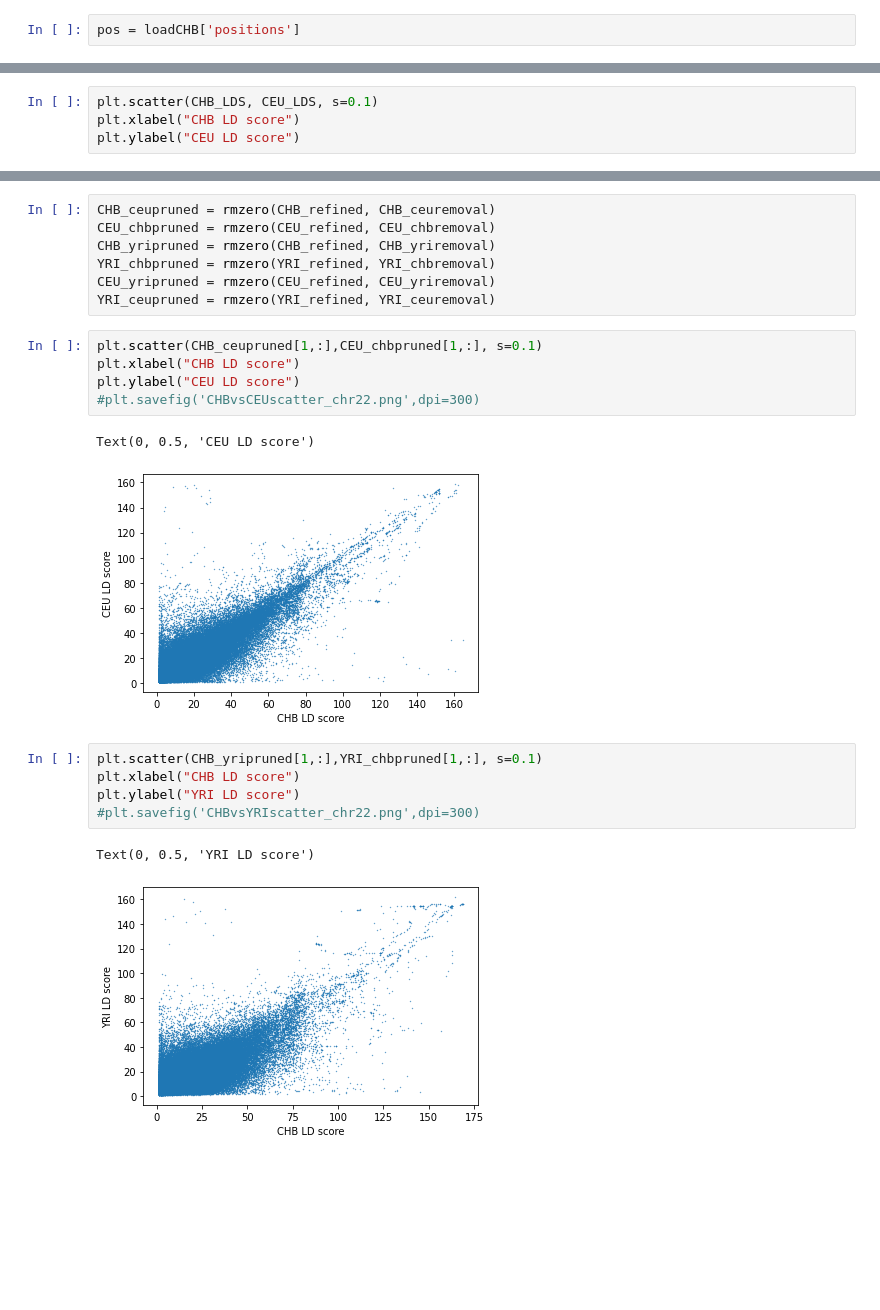
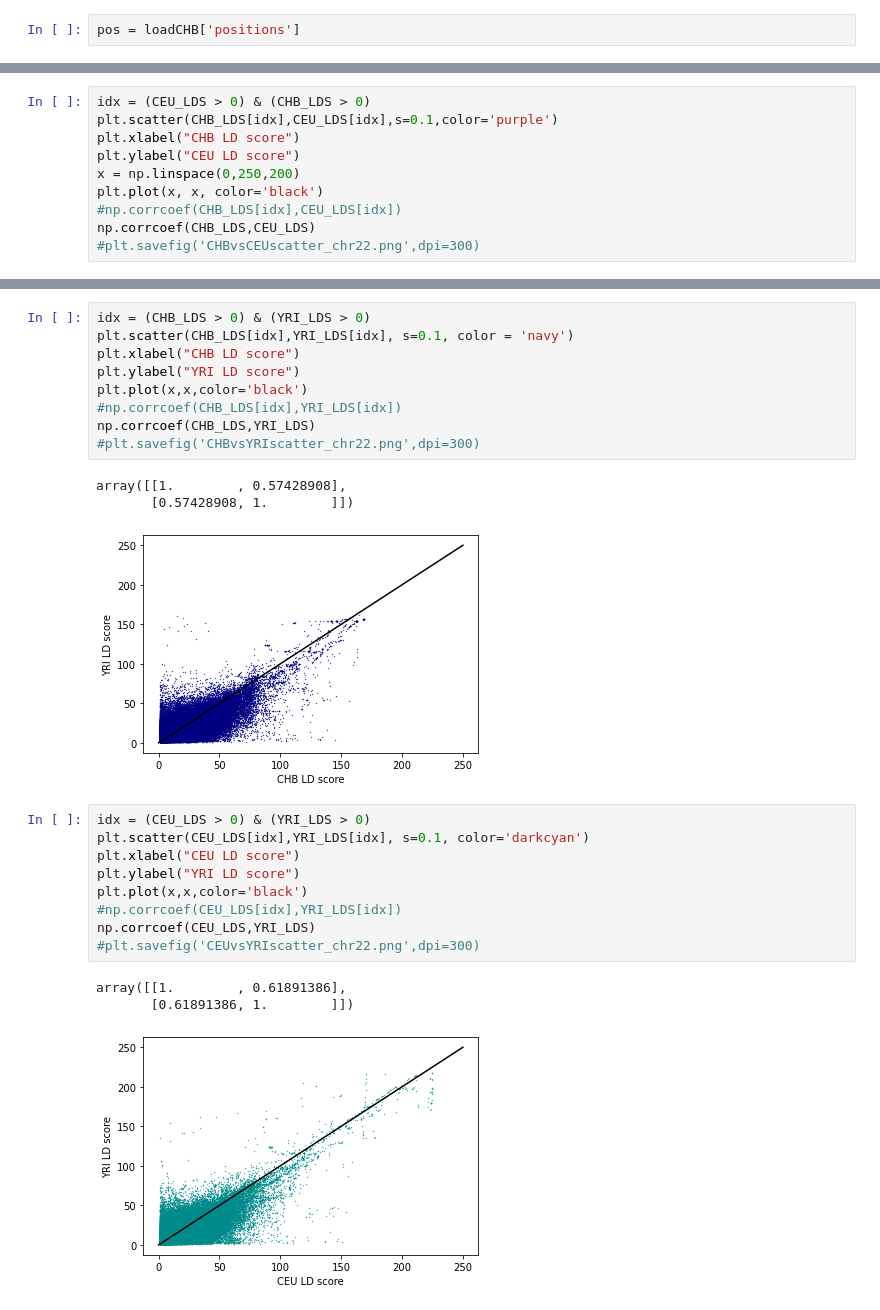
Before and after one commit to achyutha11/geo_LD_viz_v2, a Jupyter notebook: doc/notebooks/kxpexp.ipynb, the cells around one changed output, grey strips where cells are left out. Drawn from its saved outputs; the diff is of its cells as text; blank space fills up the shorter version.

```diff
--- a/doc/notebooks/kxpexp.ipynb
+++ b/doc/notebooks/kxpexp.ipynb
@@ -471,5 +523,11 @@ YRI_refined = rmzero(YRIstack, YRI_zeroes)
 # %%
-plt.scatter(CHB_LDS, CEU_LDS, s=0.1)
+idx = (CEU_LDS > 0) & (CHB_LDS > 0)
+plt.scatter(CHB_LDS[idx],CEU_LDS[idx],s=0.1,color='purple')
 plt.xlabel("CHB LD score")
 plt.ylabel("CEU LD score")
+x = np.linspace(0,250,200)
+plt.plot(x, x, color='black')
+#np.corrcoef(CHB_LDS[idx],CEU_LDS[idx])
+np.corrcoef(CHB_LDS,CEU_LDS)
+#plt.savefig('CHBvsCEUscatter_chr22.png',dpi=300)
 # %% [output]
@@ -495,23 +537,26 @@ CEU_yriremoval, YRI_ceuremoval = refined_prune_list(CEU_refined, YRI_refined)
-# %%
-CHB_ceupruned = rmzero(CHB_refined, CHB_ceuremoval)
-CEU_chbpruned = rmzero(CEU_refined, CEU_chbremoval)
-CHB_yripruned = rmzero(CHB_refined, CHB_yriremoval)
-YRI_chbpruned = rmzero(YRI_refined, YRI_chbremoval)
-CEU_yripruned = rmzero(CEU_refined, CEU_yriremoval)
-YRI_ceupruned = rmzero(YRI_refined, YRI_ceuremoval)
 # %%
-plt.scatter(CHB_ceupruned[1,:],CEU_chbpruned[1,:], s=0.1)
+idx = (CHB_LDS > 0) & (YRI_LDS > 0)
+plt.scatter(CHB_LDS[idx],YRI_LDS[idx], s=0.1, color = 'navy')
 plt.xlabel("CHB LD score")
-plt.ylabel("CEU LD score")
-#plt.savefig('CHBvsCEUscatter_chr22.png',dpi=300)
+plt.ylabel("YRI LD score")
+plt.plot(x,x,color='black')
+#np.corrcoef(CHB_LDS[idx],YRI_LDS[idx])
+np.corrcoef(CHB_LDS,YRI_LDS)
+#plt.savefig('CHBvsYRIscatter_chr22.png',dpi=300)
 # %% [output]
-Text(0, 0.5, 'CEU LD score')
+array([[1.        , 0.57428908],
+       [0.57428908, 1.        ]])
-[figure, old version]
+[figure, new version]
 # %%
-plt.scatter(CHB_yripruned[1,:],YRI_chbpruned[1,:], s=0.1)
-plt.xlabel("CHB LD score")
+idx = (CEU_LDS > 0) & (YRI_LDS > 0)
+plt.scatter(CEU_LDS[idx],YRI_LDS[idx], s=0.1, color='darkcyan')
+plt.xlabel("CEU LD score")
 plt.ylabel("YRI LD score")
-#plt.savefig('CHBvsYRIscatter_chr22.png',dpi=300)
+plt.plot(x,x,color='black')
+#np.corrcoef(CEU_LDS[idx],YRI_LDS[idx])
+np.corrcoef(CEU_LDS,YRI_LDS)
+#plt.savefig('CEUvsYRIscatter_chr22.png',dpi=300)
 # %% [output]
-Text(0, 0.5, 'YRI LD score')
+array([[1.        , 0.61891386],
+       [0.61891386, 1.        ]])
-[figure, old version]
+[figure, new version]
```
Also changed, not shown: parts of 17 cells of this notebook.
